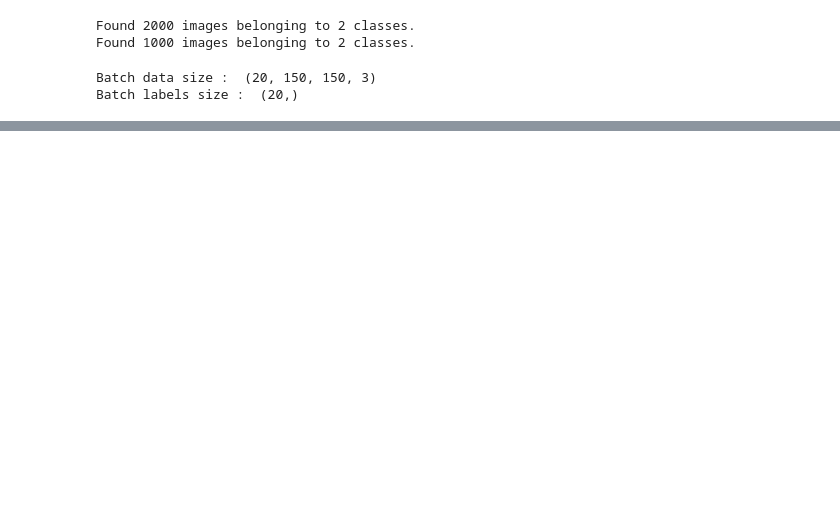
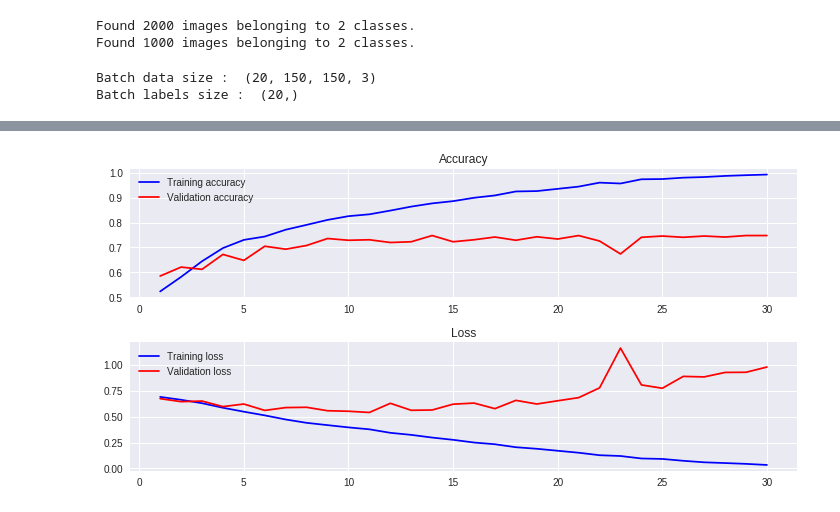
Before and after one commit to Junhojuno/keras-tutorial, a Jupyter notebook: 05_Convnet_with_small_data.ipynb, the cells around one changed output, grey strips where cells are left out. Drawn from its saved outputs; the diff is of its cells as text; code cells hidden in the pictures; blank space fills up the shorter version.

```diff
--- a/05_Convnet_with_small_data.ipynb
+++ b/05_Convnet_with_small_data.ipynb
@@ -47,5 +49,27 @@ test_dogs_dir = os.path.join(test_dir, 'dogs')
 os.mkdir(test_dogs_dir)
 test_cats_dir = os.path.join(test_dir, 'cats')
 os.mkdir(test_cats_dir)
+# %%
+# colab용 path 재지정
+import shutil, os
+
+base_dir = "./"
+
+# 경로 및 디렉토리 생성
+train_dir = os.path.join(base_dir, 'train')
+validation_dir = os.path.join(base_dir, 'validation')
+test_dir = os.path.join(base_dir, 'test')
+
+# 훈련용 강아지/고양이 데이터셋 디렉토리 생성
+train_dogs_dir = os.path.join(train_dir, 'dogs')
+train_cats_dir = os.path.join(train_dir, 'cats')
+
+# 검증용 강아지/고양이 데이터셋 디렉토리 생성
+validation_dogs_dir = os.path.join(validation_dir, 'dogs')
+validation_cats_dir = os.path.join(validation_dir, 'cats')
+
+# 테스트용 강아지/고양이 데이터셋 디렉토리 생성
+test_dogs_dir = os.path.join(test_dir, 'dogs')
+test_cats_dir = os.path.join(test_dir, 'cats')
 # %%
 # 이미지를 각 디렉토리에 집어넣자
@@ -183,0 +230,21 @@ KeyboardInterrupt:
+# %%
+import matplotlib.pyplot as plt
+
+plt.figure(figsize=(10,5))
+
+plt.subplot(2,1,1)
+plt.plot(range(1, len(hist.history['acc']) + 1), hist.history['acc'], 'b-', label='Training accuracy')
+plt.plot(range(1, len(hist.history['acc']) + 1), hist.history['val_acc'], 'r-', label='Validation accuracy')
+plt.title("Accuracy")
+plt.legend()
+
+plt.subplot(2,1,2)
+plt.plot(range(1, len(hist.history['acc']) + 1), hist.history['loss'], 'b-', label='Training loss')
+plt.plot(range(1, len(hist.history['acc']) + 1), hist.history['val_loss'], 'r-', label='Validation loss')
+plt.title("Loss")
+plt.legend()
+
+plt.tight_layout()
+plt.show()
+# %% [output]
+[figure, added]
```
Also changed, not shown: parts of 6 cells of this notebook.
